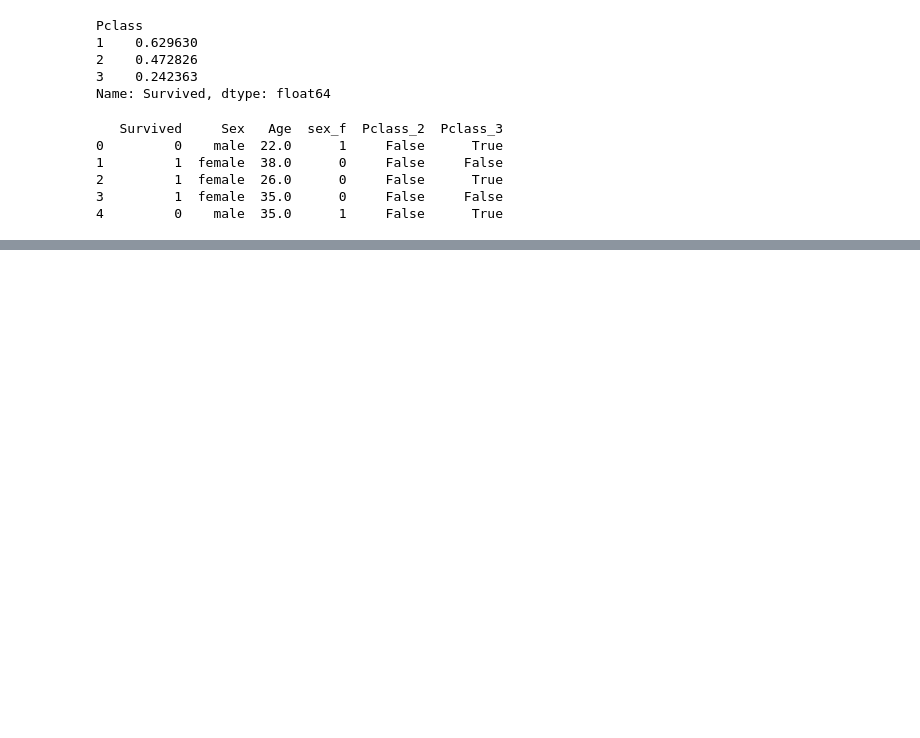
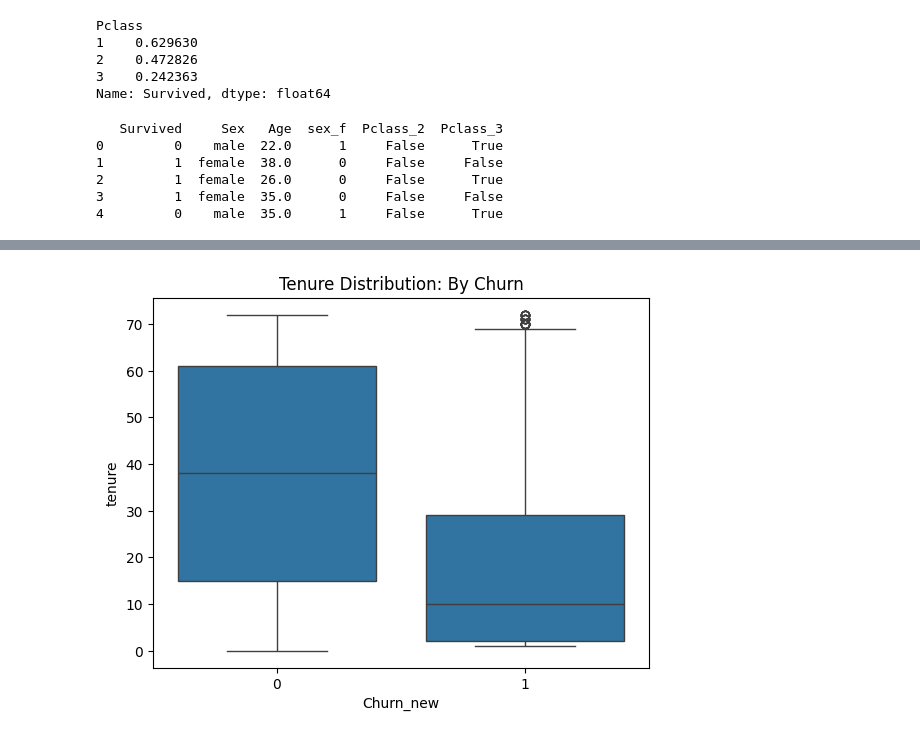
Before and after one commit to Anushavusirikala/My_pthon_journey, a Jupyter notebook: Welcome_to_Colab.ipynb, the cells around one changed output, grey strips where cells are left out. Saved outputs shown, nothing was run; the diff lists cells and outputs as text; code cells hidden in the pictures; blank space fills up the shorter version.

```diff
--- a/Welcome_to_Colab.ipynb
+++ b/Welcome_to_Colab.ipynb
@@ -500,0 +956,8 @@ print(df2.head())
+# %%
+# Age distribution of survivors vs non-survivors
+plt.figure()
+sns.boxplot(x='Churn_new', y='tenure', data=df)
+plt.title("Tenure Distribution: By Churn")
+plt.show()
+# %% [output]
+[figure, added]
```
Also changed, not shown: parts of 59 cells of this notebook.
